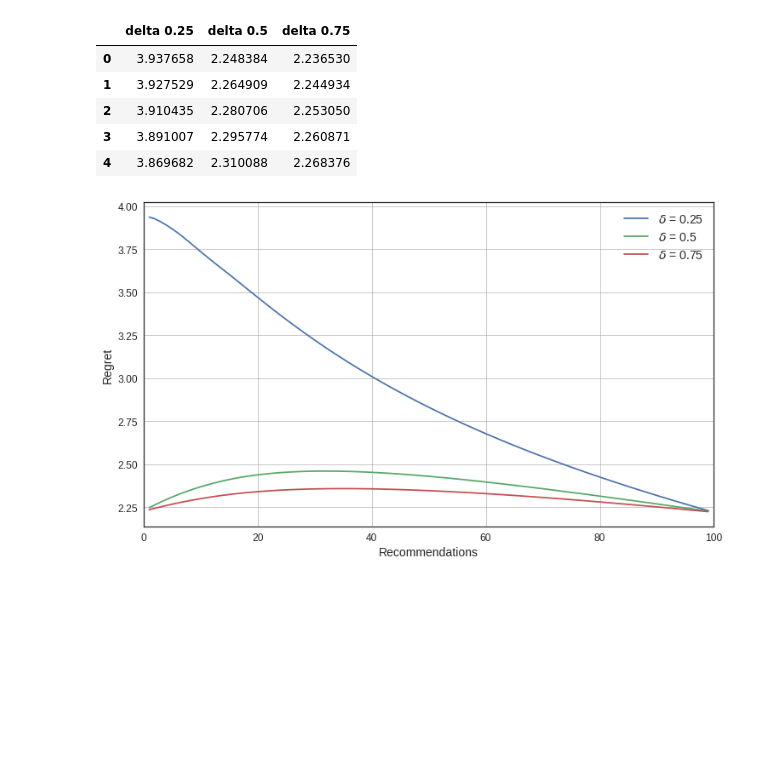
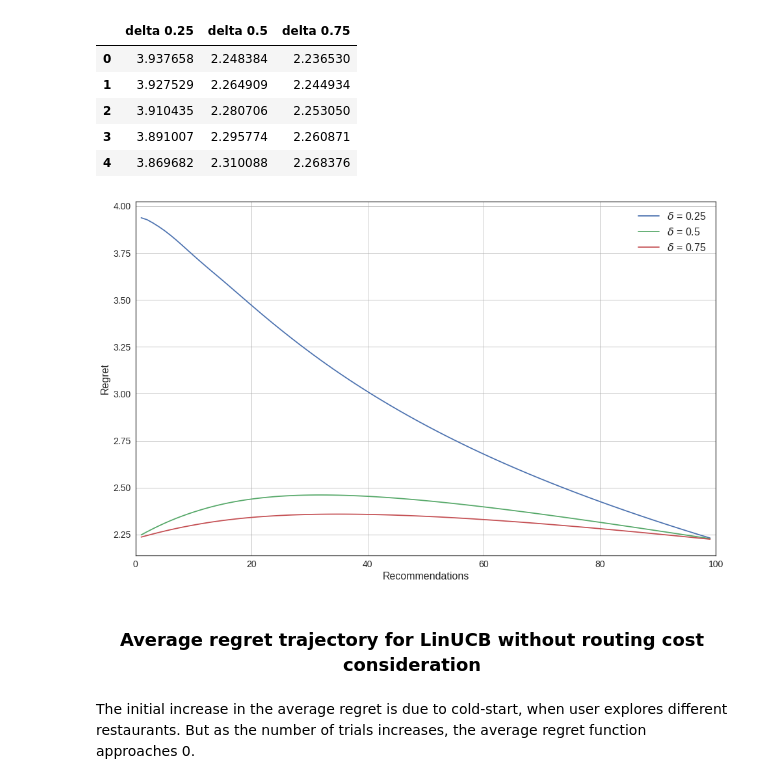
Before and after one commit to xoxoaseka/PUI2017, a Jupyter notebook: PUI_extra_project_ad4336/restaurant_recommendation_algorithm.ipynb, the cells around one changed output. Drawn from its saved outputs; the diff is of its cells as text; code cells hidden in the pictures; blank space fills up the shorter version.

```diff
--- a/PUI_extra_project_ad4336/restaurant_recommendation_algorithm.ipynb
+++ b/PUI_extra_project_ad4336/restaurant_recommendation_algorithm.ipynb
@@ -168,17 +169,22 @@ regret_df.head()
 | 3 | 3.891007 | 2.295774 | 2.260871 |
 | 4 | 3.869682 | 2.310088 | 2.268376 |
 # %%
-fig = plt.figure(figsize=(12,7))
+fig = plt.figure(figsize=(16,10))
 plt.style.use('seaborn-notebook')
 for i, delta in zip(range(len(regret_df.columns)), deltas):
     plt.plot(range(1, len(regret_df)+1), regret_df.iloc[:,i], label=r'$\delta$ = '+str(delta))
 
 plt.xlim(0, 100)
-plt.legend(fontsize=14)
-plt.xticks(fontsize=12)
-plt.yticks(fontsize=12)
-plt.xlabel('Recommendations', fontsize=14)
-plt.ylabel('Regret', fontsize=14);
+plt.legend(fontsize=16)
+plt.xticks(fontsize=14)
+plt.yticks(fontsize=14)
+plt.xlabel('Recommendations', fontsize=16)
+plt.ylabel('Regret', fontsize=16);
 plt.grid(b=True, which='both', color='0.65',linestyle='-', alpha = 0.75, linewidth = 0.8)
+#plt.savefig('name.pdf')
 # %% [output]
-[figure, old version]
+[figure, new version]
+# %% [markdown]
+### <center> Average regret trajectory for LinUCB without routing cost consideration </center>
+# %% [markdown]
+The initial increase in the average regret is due to cold-start, when user explores different restaurants. But as the number of trials increases, the average regret function approaches 0.
```
Also changed, not shown: parts of 1 cell of this notebook.
